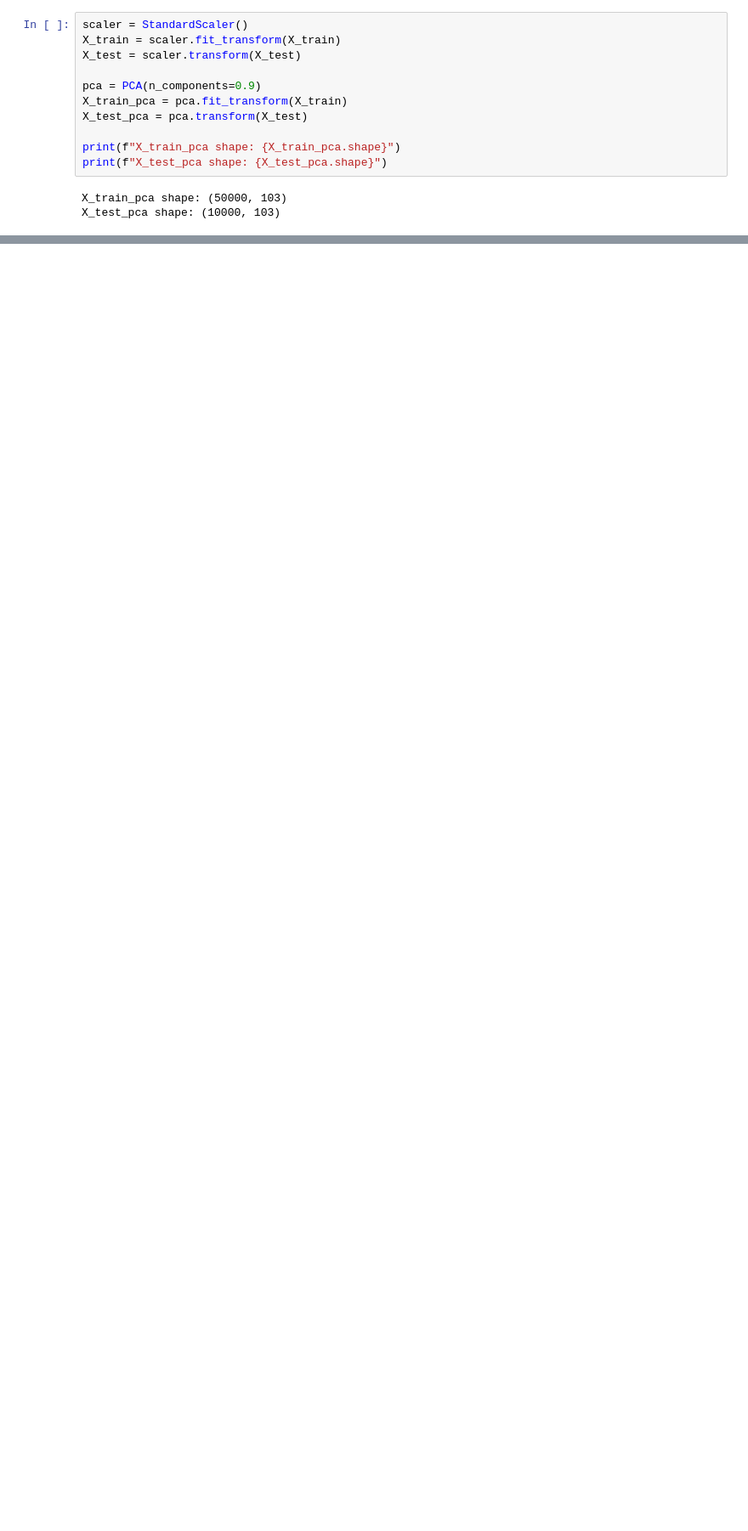
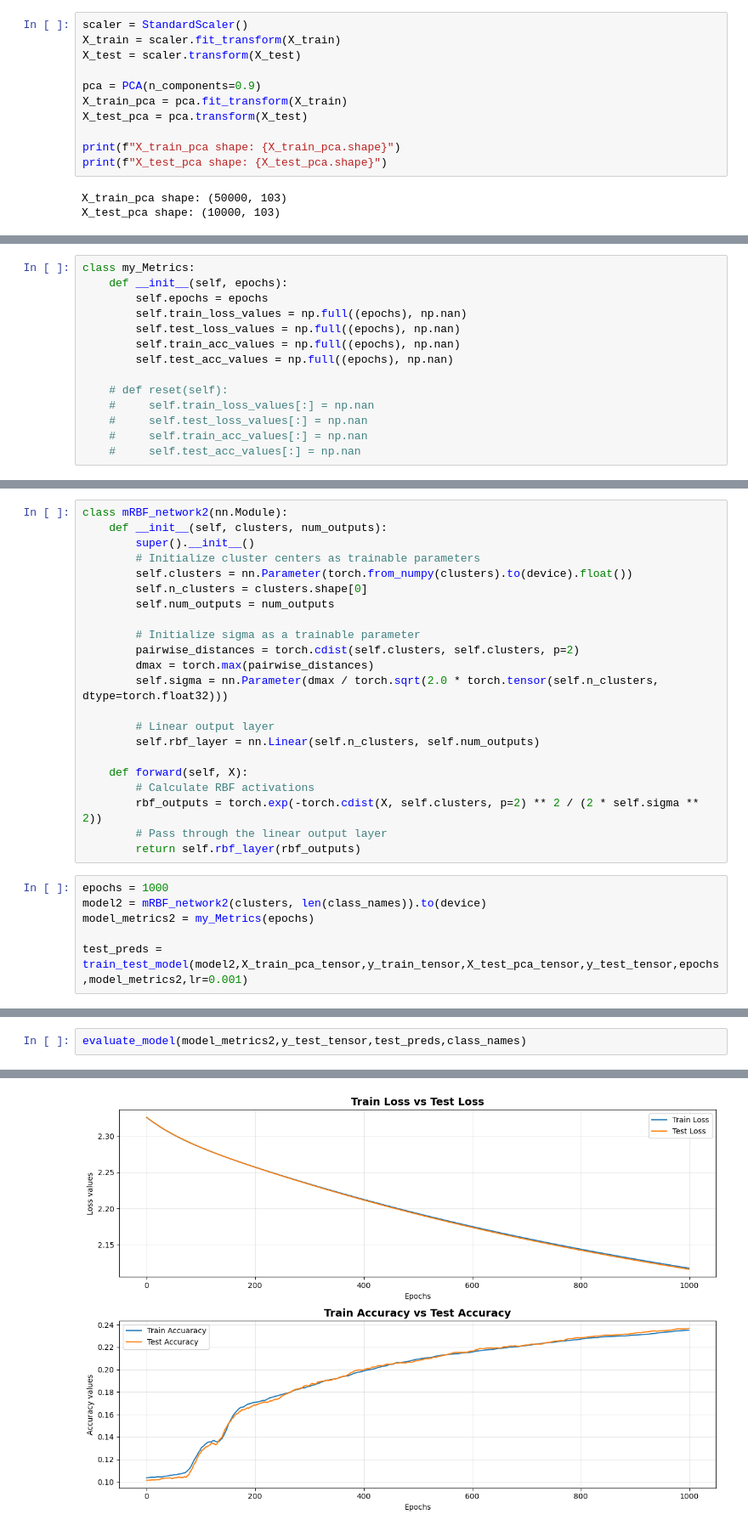
Before and after one commit to kounsolas/NeuralNetworks, a Jupyter notebook: Task3.ipynb, the cells around one changed output, grey strips where cells are left out. Shown at 85% size. Drawn from its saved outputs; the diff is of its cells as text; blank space fills up the shorter version.

```diff
--- a/Task3.ipynb
+++ b/Task3.ipynb
@@ -156,0 +126,14 @@ Accuracy: 0.2511
+# %%
+class my_Metrics:
+    def __init__(self, epochs):
+        self.epochs = epochs
+        self.train_loss_values = np.full((epochs), np.nan)
+        self.test_loss_values = np.full((epochs), np.nan)
+        self.train_acc_values = np.full((epochs), np.nan)
+        self.test_acc_values = np.full((epochs), np.nan)
+
+    # def reset(self):
+    #     self.train_loss_values[:] = np.nan
+    #     self.test_loss_values[:] = np.nan
+    #     self.train_acc_values[:] = np.nan
+    #     self.test_acc_values[:] = np.nan
@@ -156,0 +304,28 @@ Accuracy: 0.2511
+# %%
+class mRBF_network2(nn.Module):
+    def __init__(self, clusters, num_outputs):
+        super().__init__()
+        # Initialize cluster centers as trainable parameters
+        self.clusters = nn.Parameter(torch.from_numpy(clusters).to(device).float())
+        self.n_clusters = clusters.shape[0]
+        self.num_outputs = num_outputs
+
+        # Initialize sigma as a trainable parameter
+        pairwise_distances = torch.cdist(self.clusters, self.clusters, p=2)
+        dmax = torch.max(pairwise_distances)
+        self.sigma = nn.Parameter(dmax / torch.sqrt(2.0 * torch.tensor(self.n_clusters, dtype=torch.float32)))
+
+        # Linear output layer
+        self.rbf_layer = nn.Linear(self.n_clusters, self.num_outputs)
+
+    def forward(self, X):
+        # Calculate RBF activations
+        rbf_outputs = torch.exp(-torch.cdist(X, self.clusters, p=2) ** 2 / (2 * self.sigma ** 2))
+        # Pass through the linear output layer
+        return self.rbf_layer(rbf_outputs)
+# %%
+epochs = 1000
+model2 = mRBF_network2(clusters, len(class_names)).to(device)
+model_metrics2 = my_Metrics(epochs)
+
+test_preds = train_test_model(model2,X_train_pca_tensor,y_train_tensor,X_test_pca_tensor,y_test_tensor,epochs,model_metrics2,lr=0.001)
@@ -156,0 +345,3 @@ Accuracy: 0.2511
+# %%
+evaluate_model(model_metrics2,y_test_tensor,test_preds,class_names)
+# %% [output]
@@ -156,0 +364 @@ Accuracy: 0.2511
+[figure, added]
```
Also changed, not shown: parts of 26 cells of this notebook.
